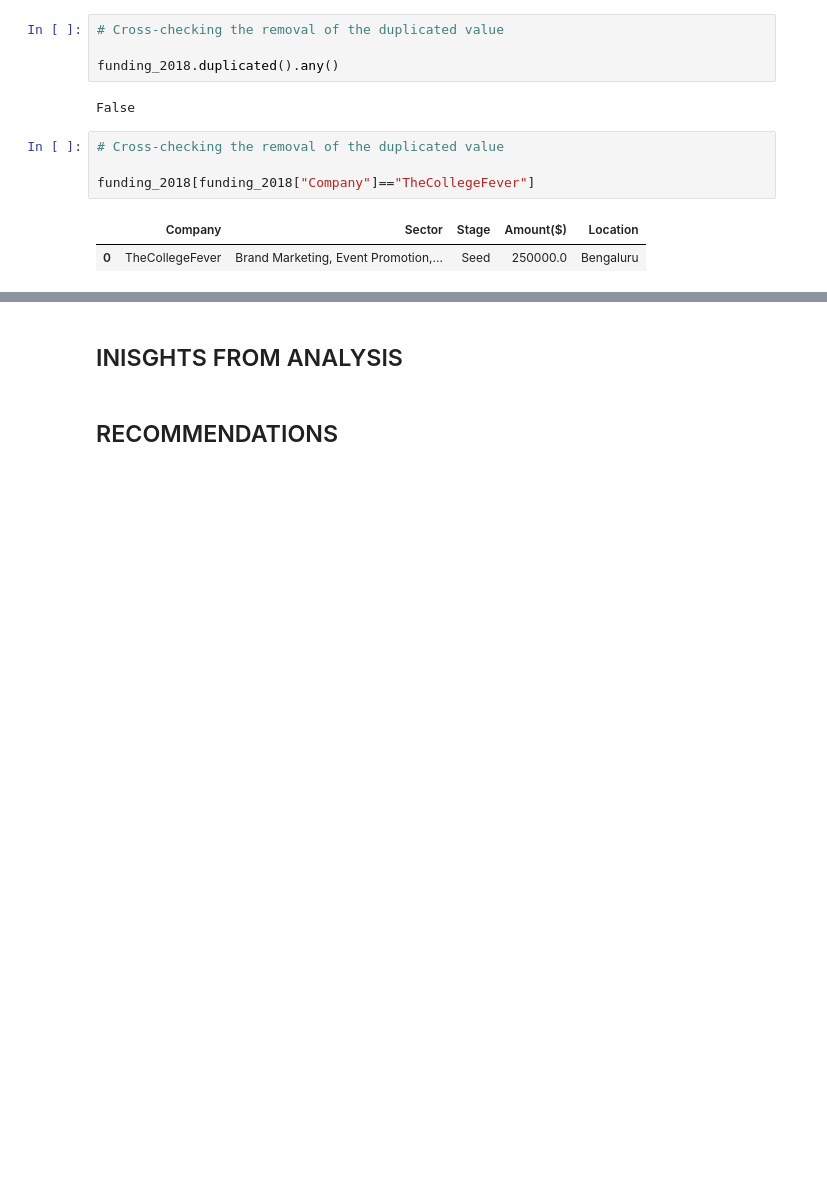
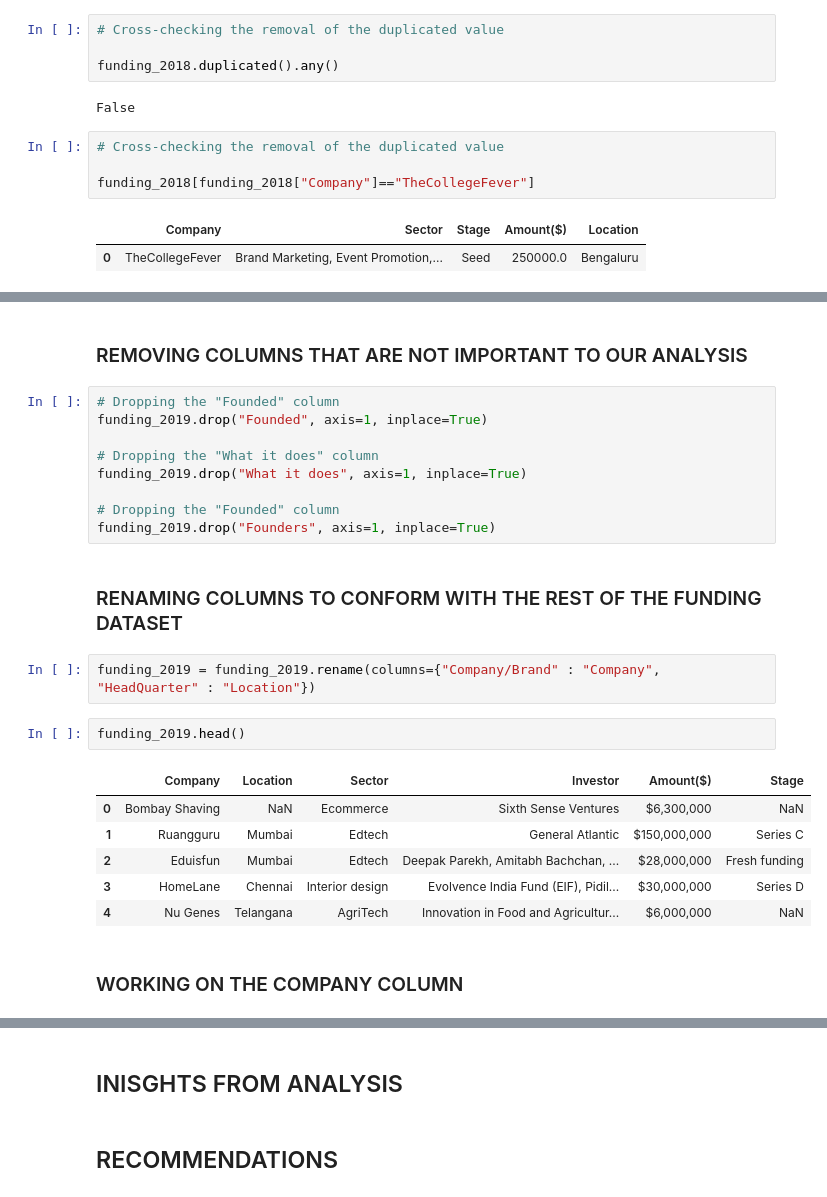
Before and after one commit to elvis-darko/Training-and-Apprenticeship-Portfolio-Projects, a Jupyter notebook: INDIAN-STARTUP-ECOSYSTEM-FUNDING/INDIAN START-UP ECOSYSTEM FUNDING - EXPLORATORY DATA ANALYSIS.ipynb, the cells around one changed output, grey strips where cells are left out. Cells and saved outputs as stored; diff of their text form; blank space fills up the shorter version.

```diff
--- a/INDIAN-STARTUP-ECOSYSTEM-FUNDING/INDIAN START-UP ECOSYSTEM FUNDING - EXPLORATORY DATA ANALYSIS.ipynb
+++ b/INDIAN-STARTUP-ECOSYSTEM-FUNDING/INDIAN START-UP ECOSYSTEM FUNDING - EXPLORATORY DATA ANALYSIS.ipynb
@@ -1307,0 +1204,26 @@ funding_2018
+# %% [markdown]
+### REMOVING COLUMNS THAT ARE NOT IMPORTANT TO OUR ANALYSIS
+# %%
+# Dropping the "Founded" column
+funding_2019.drop("Founded", axis=1, inplace=True)
+
+# Dropping the "What it does" column
+funding_2019.drop("What it does", axis=1, inplace=True)
+
+# Dropping the "Founded" column
+funding_2019.drop("Founders", axis=1, inplace=True)
+# %% [markdown]
+### RENAMING COLUMNS TO CONFORM WITH THE REST OF THE FUNDING DATASET
+# %%
+funding_2019 = funding_2019.rename(columns={"Company/Brand" : "Company", "HeadQuarter" : "Location"})
+# %%
+funding_2019.head()
+# %% [output]
+|  | Company | Location | Sector | Investor | Amount($) | Stage |
+| 0 | Bombay Shaving | NaN | Ecommerce | Sixth Sense Ventures | $6,300,000 | NaN |
+| 1 | Ruangguru | Mumbai | Edtech | General Atlantic | $150,000,000 | Series C |
+| 2 | Eduisfun | Mumbai | Edtech | Deepak Parekh, Amitabh Bachchan, ... | $28,000,000 | Fresh funding |
+| 3 | HomeLane | Chennai | Interior design | Evolvence India Fund (EIF), Pidil... | $30,000,000 | Series D |
+| 4 | Nu Genes | Telangana | AgriTech | Innovation in Food and Agricultur... | $6,000,000 | NaN |
+# %% [markdown]
+### WORKING ON THE COMPANY COLUMN
```
Also changed, not shown: parts of 131 cells of this notebook.
